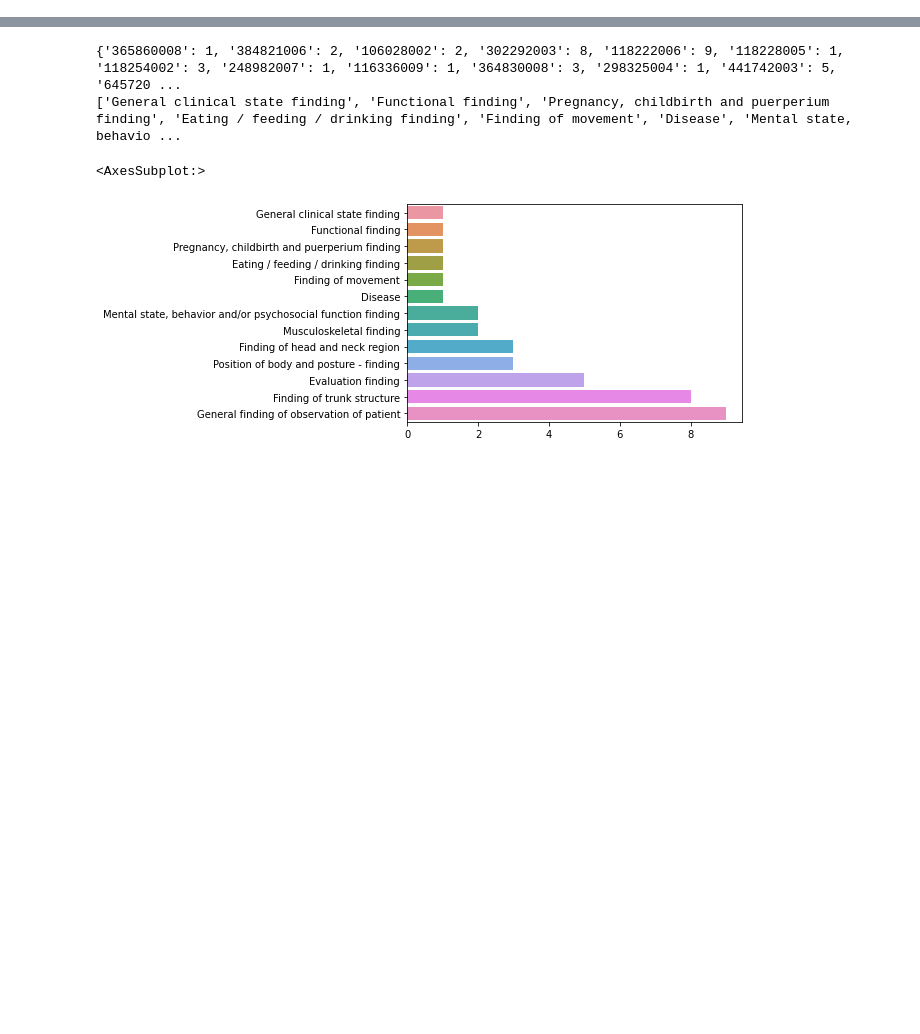
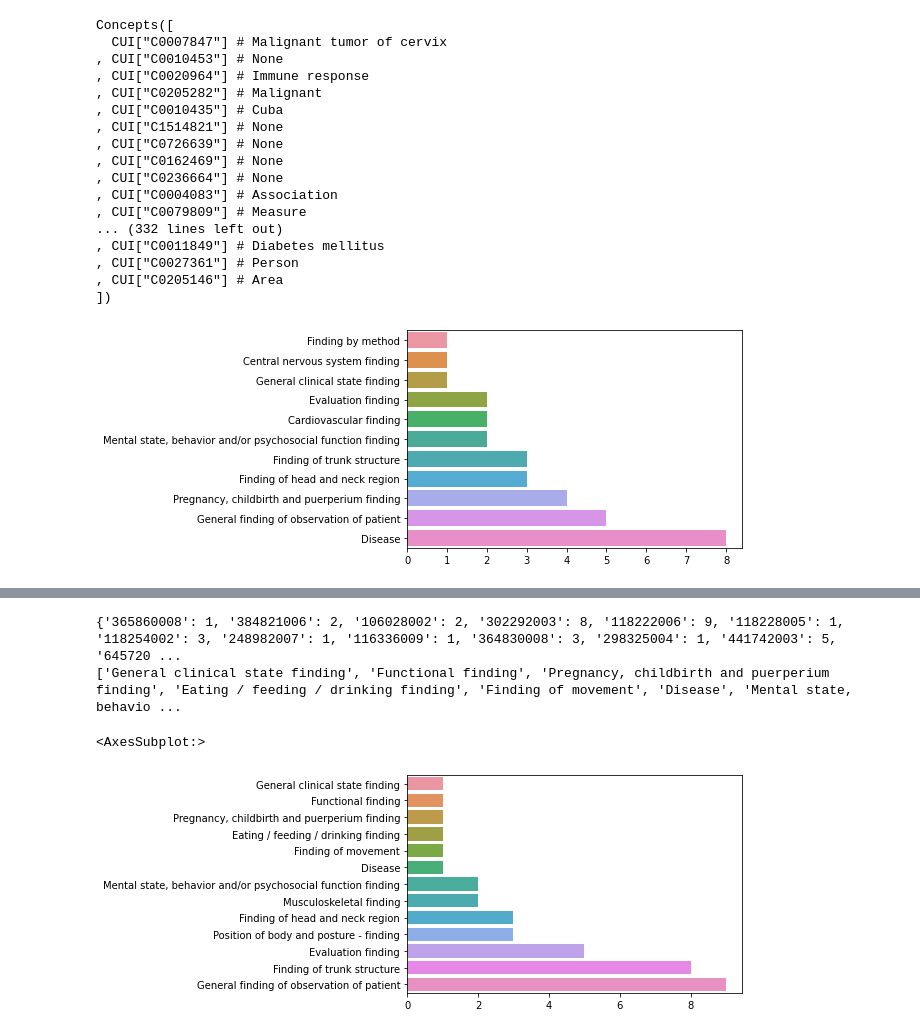
Before and after one commit to joe32140/snomed-ontology-parser, a Jupyter notebook: explore_packages.ipynb, the cells around one changed output, grey strips where cells are left out. Cells and saved outputs as stored; diff of their text form; code cells hidden in the pictures; blank space fills up the shorter version.

```diff
--- a/explore_packages.ipynb
+++ b/explore_packages.ipynb
@@ -43,9 +0,0 @@ C2939186
-# %%
-
-text = """
-No findings of Dipalmitoyl Phosphatidylcholine in pulmonary specimen.
-"""
-text = open("example_article1.txt").read()
-# text = "Alterations in the hypocretin receptor 2 and preprohypocretin genes produce narcolepsy in some animals."
-doc = nlp(text)
-visualize_ent(doc)
@@ -100,0 +49,6 @@ def sort_two_lists(list1, list2):
+# %%
+
+with open("example_article1.txt") as f:
+    text = f.read()
+plot_concept_freq(text)
+# text = "Alterations in the hypocretin receptor 2 and preprohypocretin genes produce narcolepsy in some animals."
@@ -100,0 +57,23 @@ def sort_two_lists(list1, list2):
+# %%
+with open("example_article2.txt") as f:
+    text = f.read()
+plot_concept_freq(text)
+# %% [output]
+Concepts([
+  CUI["C0007847"] # Malignant tumor of cervix
+, CUI["C0010453"] # None
+, CUI["C0020964"] # Immune response
+, CUI["C0205282"] # Malignant
+, CUI["C0010435"] # Cuba
+, CUI["C1514821"] # None
+, CUI["C0726639"] # None
+, CUI["C0162469"] # None
+, CUI["C0236664"] # None
+, CUI["C0004083"] # Association
+, CUI["C0079809"] # Measure
+... (332 lines left out)
+, CUI["C0011849"] # Diabetes mellitus
+, CUI["C0027361"] # Person
+, CUI["C0205146"] # Area
+])
+[figure, added]
```
Also changed, not shown: parts of 10 cells of this notebook.
